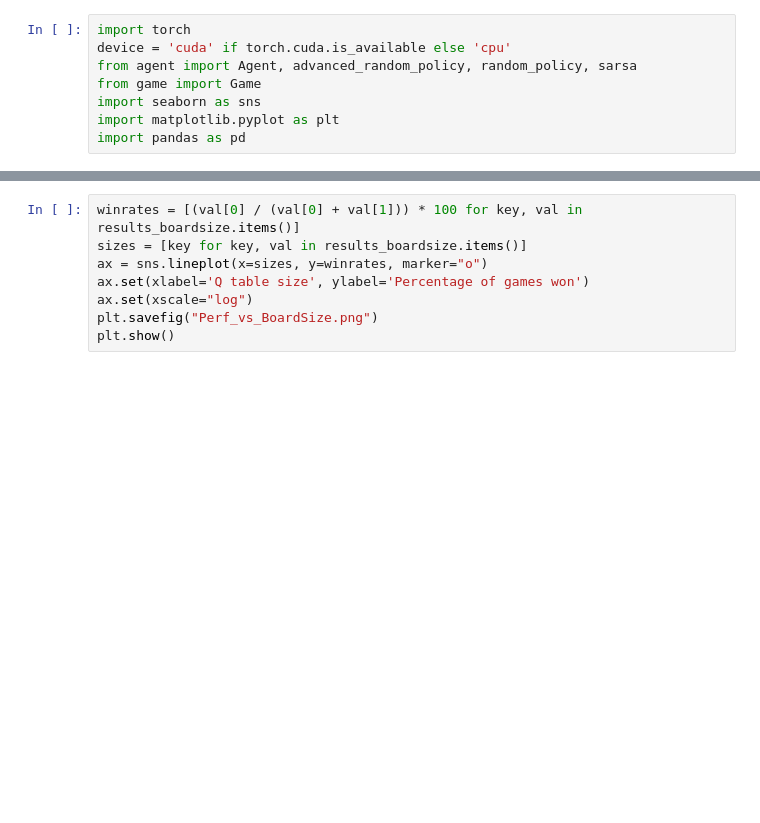
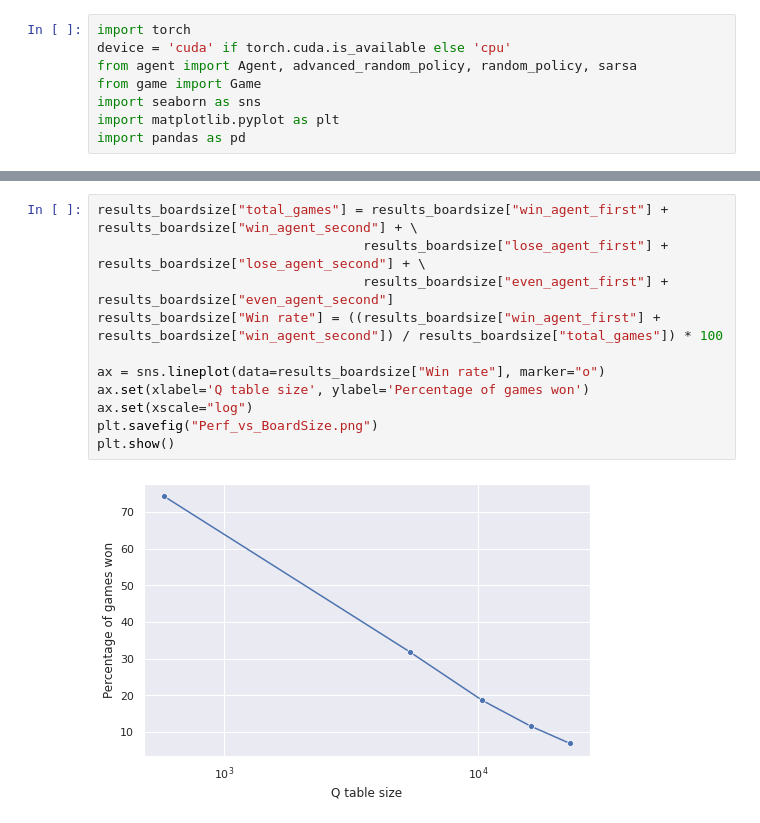
Before and after one commit to gael-vanderlee/CrossDimNoughts, a Jupyter notebook: RL_project.ipynb, the cells around one changed output, grey strips where cells are left out. Cells and saved outputs as stored; diff of their text form; blank space fills up the shorter version.

```diff
--- a/RL_project.ipynb
+++ b/RL_project.ipynb
@@ -96,8 +118,13 @@ KeyboardInterrupt:
 # %%
-winrates = [(val[0] / (val[0] + val[1])) * 100 for key, val in results_boardsize.items()]
-sizes = [key for key, val in results_boardsize.items()]
-ax = sns.lineplot(x=sizes, y=winrates, marker="o")
+results_boardsize["total_games"] = results_boardsize["win_agent_first"] + results_boardsize["win_agent_second"] + \
+                                  results_boardsize["lose_agent_first"] + results_boardsize["lose_agent_second"] + \
+                                  results_boardsize["even_agent_first"] + results_boardsize["even_agent_second"]
+results_boardsize["Win rate"] = ((results_boardsize["win_agent_first"] + results_boardsize["win_agent_second"]) / results_boardsize["total_games"]) * 100
+
+ax = sns.lineplot(data=results_boardsize["Win rate"], marker="o")
 ax.set(xlabel='Q table size', ylabel='Percentage of games won')
 ax.set(xscale="log")
 plt.savefig("Perf_vs_BoardSize.png")
 plt.show()
+# %% [output]
+[figure, added]
```
Also changed, not shown: parts of 7 cells of this notebook, 2 other files.
